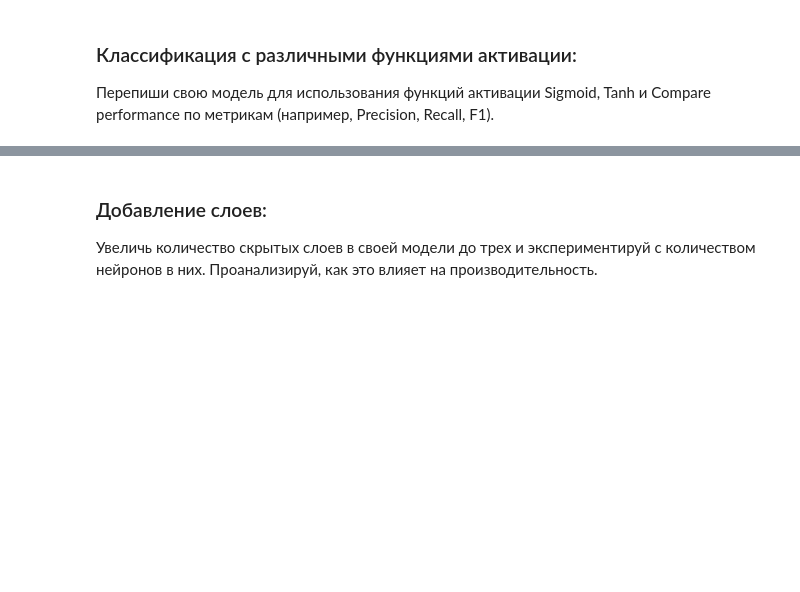
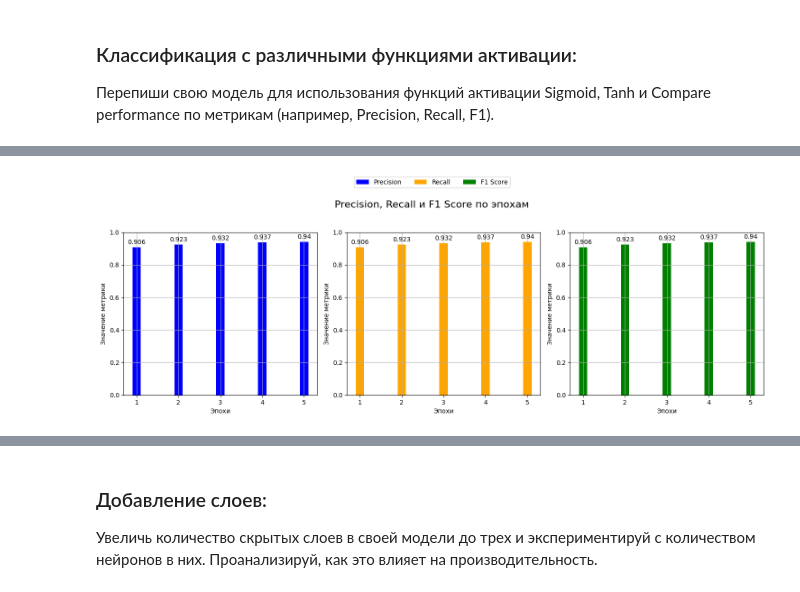
Before and after one commit to makea2018/Pytorch-Learning, a Jupyter notebook: notebooks/module_2.ipynb, the cells around one changed output, grey strips where cells are left out. Cells and saved outputs as stored; diff of their text form; code cells hidden in the pictures; blank space fills up the shorter version.

```diff
--- a/notebooks/module_2.ipynb
+++ b/notebooks/module_2.ipynb
@@ -232,0 +451,5 @@ print('Обучение завершено!')
+# %%
+# Метрики SigmoidNN
+plot_metrics(tanh_results, 5)
+# %% [output]
+[figure, added]
```
Also changed, not shown: parts of 22 cells of this notebook.
